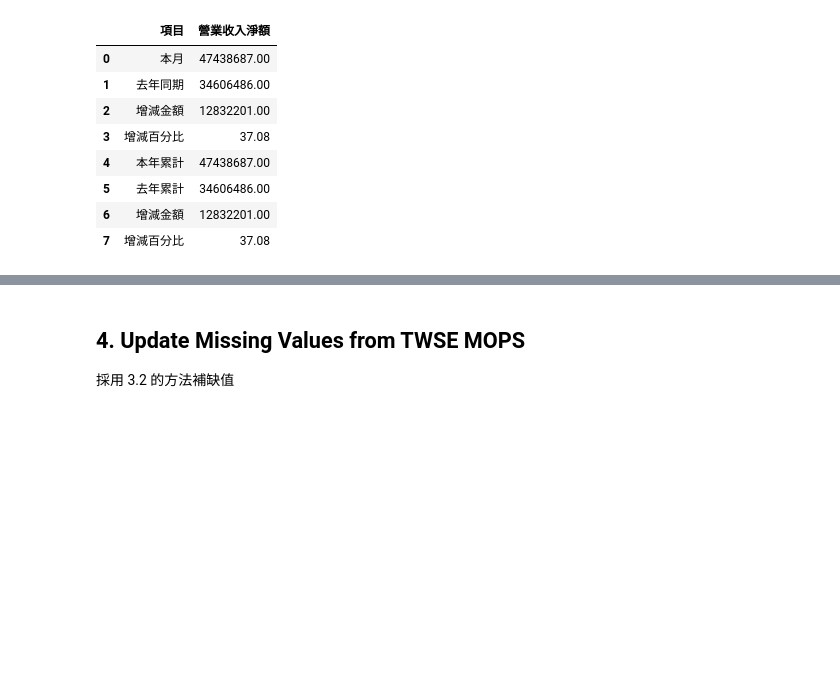
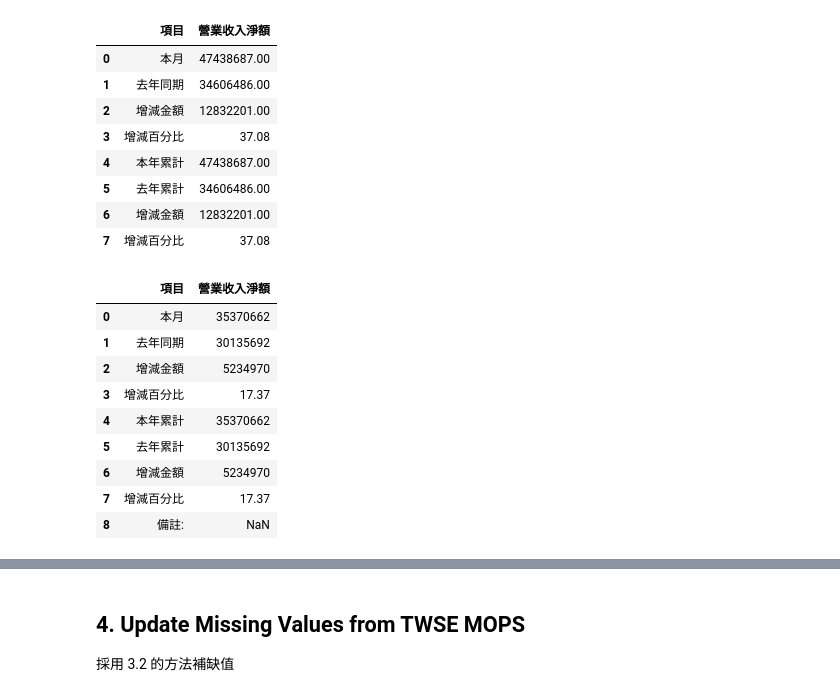
Before and after one commit to angel870326/Monthly-Revenue, a Jupyter notebook: 002_data_missing_v1.ipynb, the cells around one changed output, grey strips where cells are left out. Drawn from its saved outputs; the diff is of its cells as text; code cells hidden in the pictures; blank space fills up the shorter version.

```diff
--- a/002_data_missing_v1.ipynb
+++ b/002_data_missing_v1.ipynb
@@ -272,3 +276,17 @@ monthly_revenue("2330 台積電", 102, 1)
 | 5 | 去年累計 | 34606486.00 |
 | 6 | 增減金額 | 12832201.00 |
 | 7 | 增減百分比 | 37.08 |
+# %%
+# 舉例：採用 IFRS 前，有公告合併營收
+monthly_revenue("2330 台積電", 100, 1)
+# %% [output]
+|  | 項目 | 營業收入淨額 |
+| 0 | 本月 | 35370662 |
+| 1 | 去年同期 | 30135692 |
+| 2 | 增減金額 | 5234970 |
+| 3 | 增減百分比 | 17.37 |
+| 4 | 本年累計 | 35370662 |
+| 5 | 去年累計 | 30135692 |
+| 6 | 增減金額 | 5234970 |
+| 7 | 增減百分比 | 17.37 |
+| 8 | 備註: | NaN |
```
Also changed, not shown: parts of 18 cells of this notebook.
